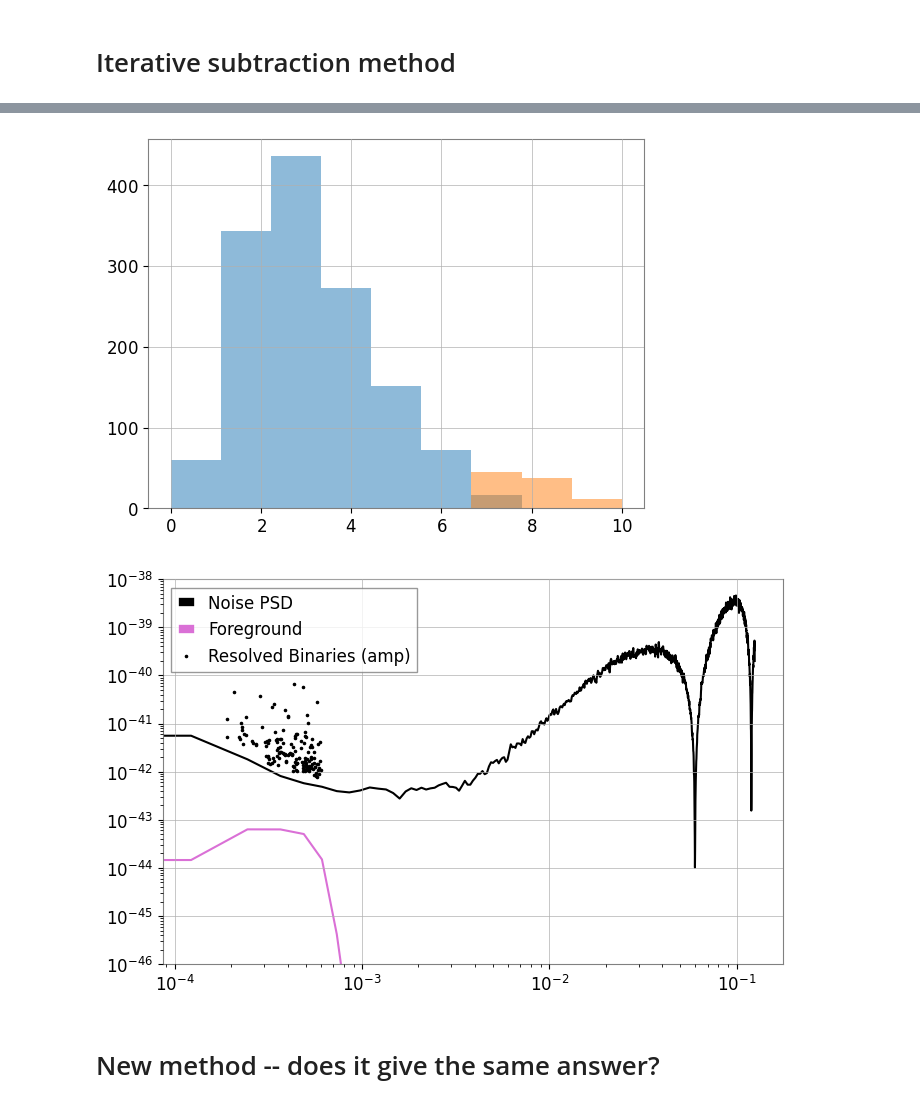
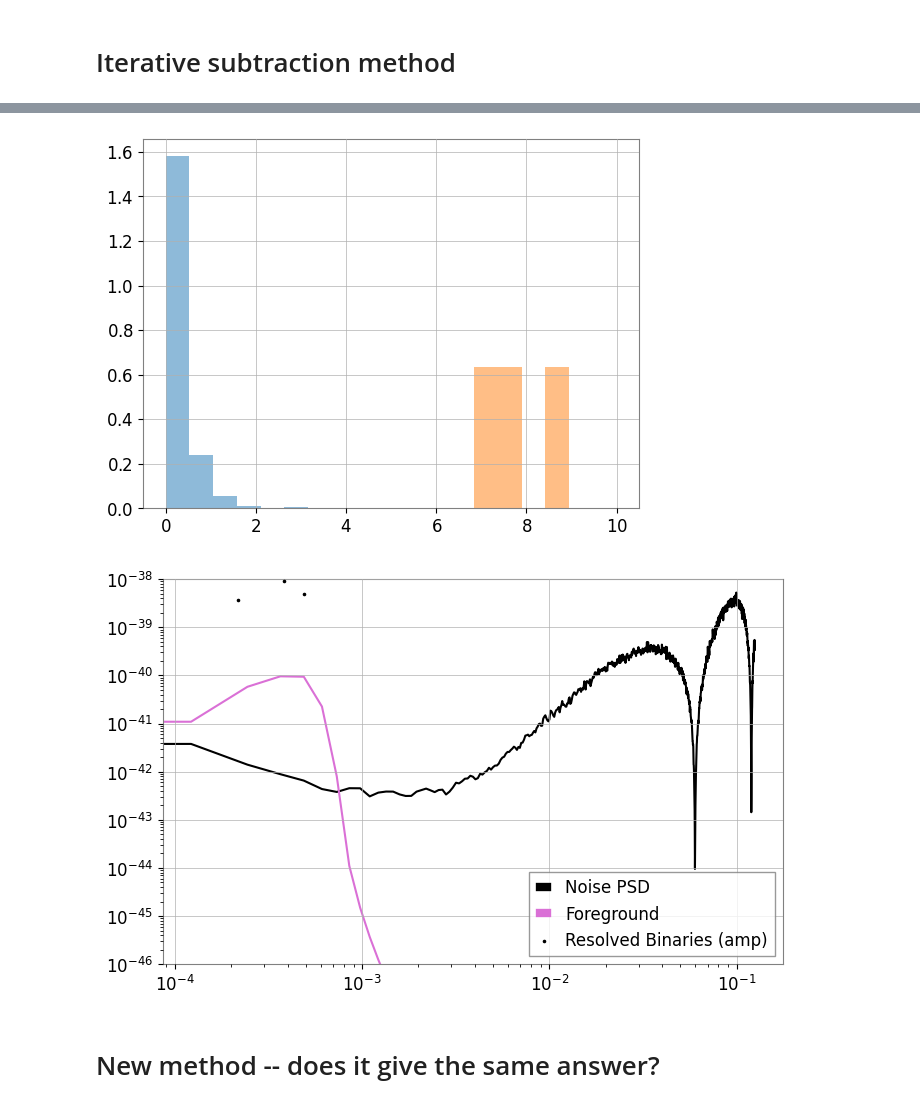
Before and after one commit to criswellalexander/gb-population-inference, a Jupyter notebook: test_gb_selection-cleaned-up.ipynb, the cells around one changed output, grey strips where cells are left out. Cells and saved outputs as stored; diff of their text form; code cells hidden in the pictures.

```diff
--- a/test_gb_selection-cleaned-up.ipynb
+++ b/test_gb_selection-cleaned-up.ipynb
@@ -77,8 +90,8 @@ df = pd.DataFrame(popdict)
 # %%
 ## hacky but works for the toy model
 ## setting arbitrary (flat) response functions
-R_LISA = 5e-4
-popstrains = R_LISA*popstrains_original
+R_LISA = 1e-4 #3/20 #5e-3
+popstrains = np.sqrt(R_LISA)*popstrains_original
 # %%
 dist.N_white_dwarfs
 # %% [output]
@@ -144,0 +170,5 @@ plt.show()
+# %%
+## some checks on our assumptions
+## 1: fft of sum of timeseries vs sum of ffts
+sumfreqs, summed_fft = get_rfft(np.sum(popstrains.T,axis=0),poptimes,1/dt_noise)
+summed_fft_psd = np.abs(summed_fft)**2/poptimes[-1]
@@ -144,0 +183,12 @@ plt.show()
+# %%
+## 2: sum of individual binary PSDs
+fs_fullres = sumfreqs
+f_idx = np.digitize(df['frequency'].to_numpy(),fs_fullres+0.5*(1/dur_noise))
+hsum_psd = np.zeros(len(fs_fullres))
+for i in range(np.max(f_idx) + 1):
+    fbin_mask = np.array(f_idx == i)
+    if np.sum(fbin_mask) == 0:
+        continue
+    else:
+        fbin_psd = dur_noise*np.sum(df['amplitude'].to_numpy()[fbin_mask]**2) ## missing factor of dur_noise
+        hsum_psd[i] += fbin_psd
@@ -192,7 +320,7 @@ def run_iterative_subtraction(times,hoft_full,popstrains,R,N_iter=15):
                                                    fs=1/dt,window='hann',noverlap=0.0,nperseg=256*8)
         current_latf = np.array([current_welch_loo[ii,fidx] for ii,fidx in enumerate(sorted_f_idx[current_unres_idx])])
         ## snrs for circular, monochromatic binaries
-        current_snrs = np.sqrt(dur_noise*R*np.array(df['amplitude'])[current_unres_idx]**2 / (4*current_latf))
+        current_snrs = np.sqrt(dur_noise*R*np.array(df['amplitude'])[current_unres_idx]**2 / (current_latf))
 
         ## update
         current_resolved_filt = current_snrs >= 7
@@ -231,11 +370,11 @@ array([3.9127641 , 3.64773662, 0.98135173, ..., 1.44442394,
 # %%
 plotmax = 10
 plt.figure()
-plt.hist(unres_snrs,bins=np.linspace(0,plotmax,plotmax),alpha=0.5)
-plt.hist(res_snrs,bins=np.linspace(0,plotmax,plotmax),alpha=0.5)
+plt.hist(unres_snrs,bins=np.linspace(0,plotmax,2*plotmax),alpha=0.5,density=True)
+plt.hist(res_snrs,bins=np.linspace(0,plotmax,2*plotmax),alpha=0.5,density=True)
 plt.show()
 # %% [output]
-[figure, old version]
+[figure, new version]
 # %%
 ## get a welched noise PSD
 noft_A = noise_dict["timeseries"][0,:]
@@ -259,10 +401,10 @@ plt.loglog(fw_unresolved,welch_unresolved,c='orchid',label='Foreground')
 plt.scatter(fs_resolved,psds_resolved,marker='.',s=10,c='k',label='Resolved Binaries (amp)',zorder=10)
 # plt.scatter(fs_resolved,psds_resolved,marker='*',s=10,c='maroon',label='Resolved Binaries (fft)')
 plt.ylim(1e-46,1e-38)
-plt.legend(loc='upper left')
+plt.legend()#loc='upper left')
 plt.show()
 # %% [output]
-[figure, old version]
+[figure, new version]
 # %% [markdown]
 # New method -- does it give the same answer?
 # %%
```
Also changed, not shown: parts of 53 cells of this notebook, 1 other file.
